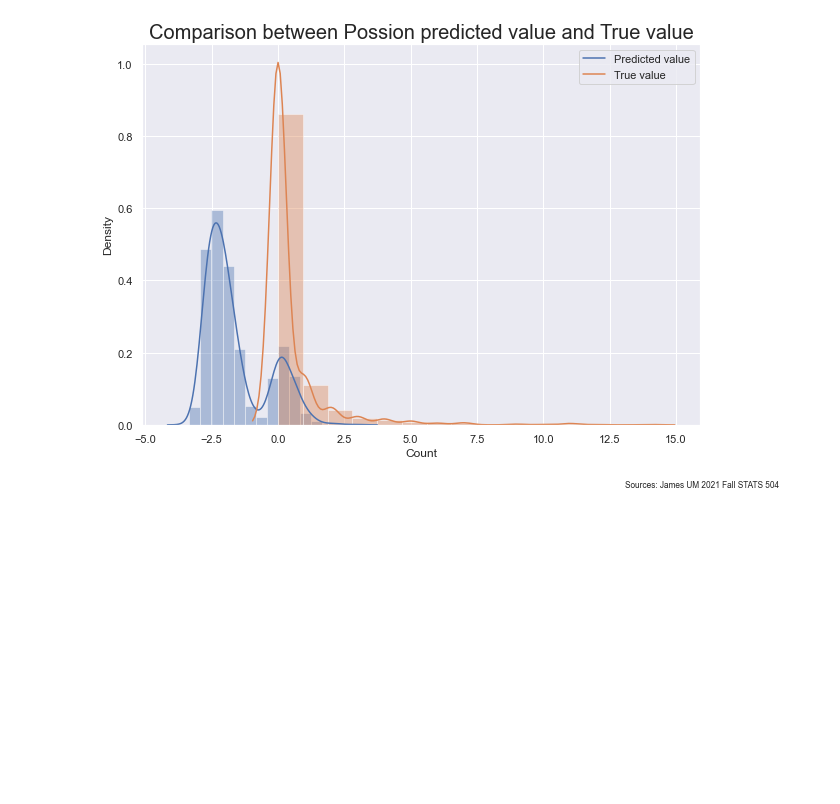
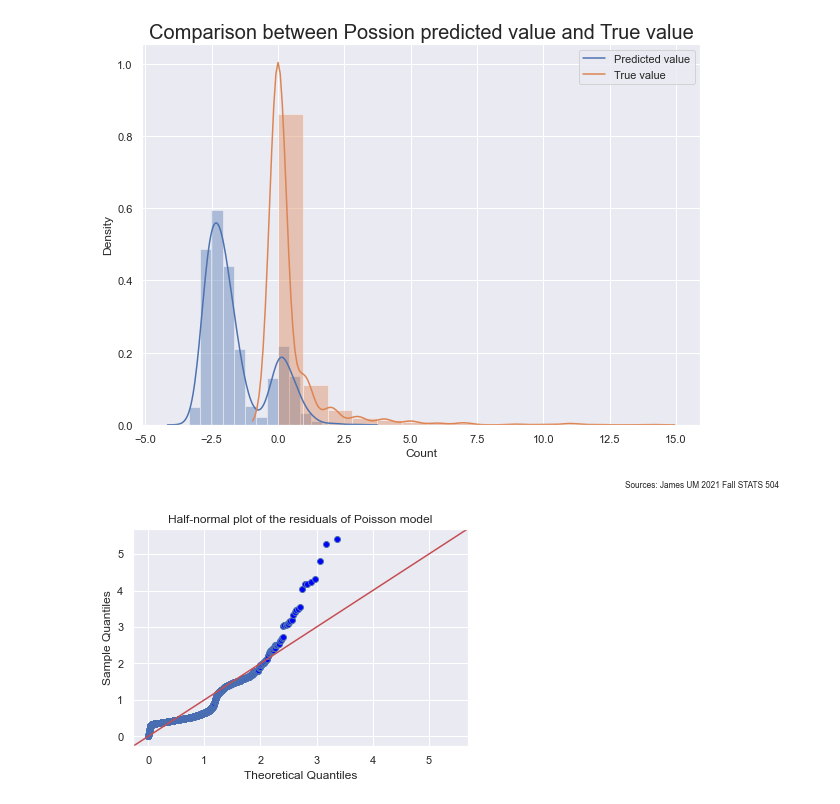
Before and after one commit to jamestang7/STATS504, a Jupyter notebook: stats504hw1.ipynb, the cells around one changed output. Saved outputs shown, nothing was run; the diff lists cells and outputs as text; code cells hidden in the pictures; blank space fills up the shorter version.

```diff
--- a/stats504hw1.ipynb
+++ b/stats504hw1.ipynb
@@ -317,3 +318,11 @@ add_sourcing(plt, 'Sources: James UM 2021 Fall STATS 504')
 # %% [output]
 Text(1, 0.01, 'Sources: James UM 2021 Fall STATS 504')
 [figure]
+# %%
+# check the residuals to see if the large deviance can be explained by an outlier:
+residual = abs(ps_md2.resid_deviance) # calculate the absolute value of residuals
+fig = sm.qqplot(residual, stats.halfnorm, line="45")
+plt.title('Half-normal plot of the residuals of Poisson model')
+plt.show()
+# %% [output]
+[figure, added]
```
Also changed, not shown: parts of 11 cells of this notebook.
